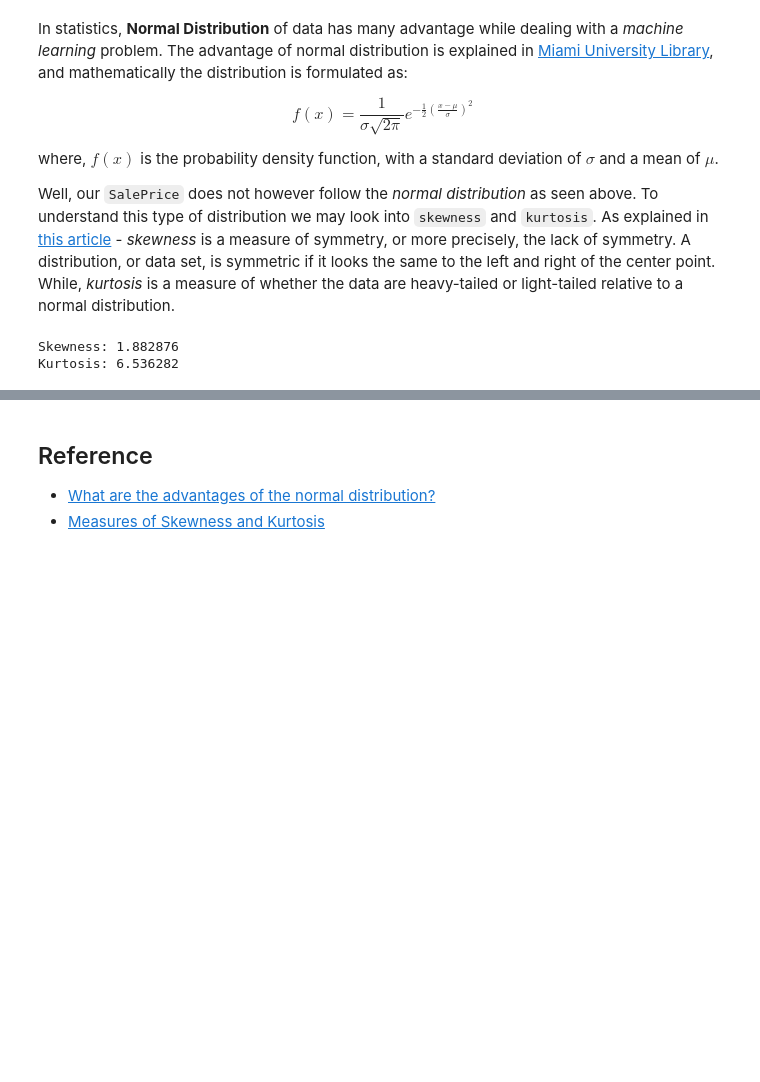
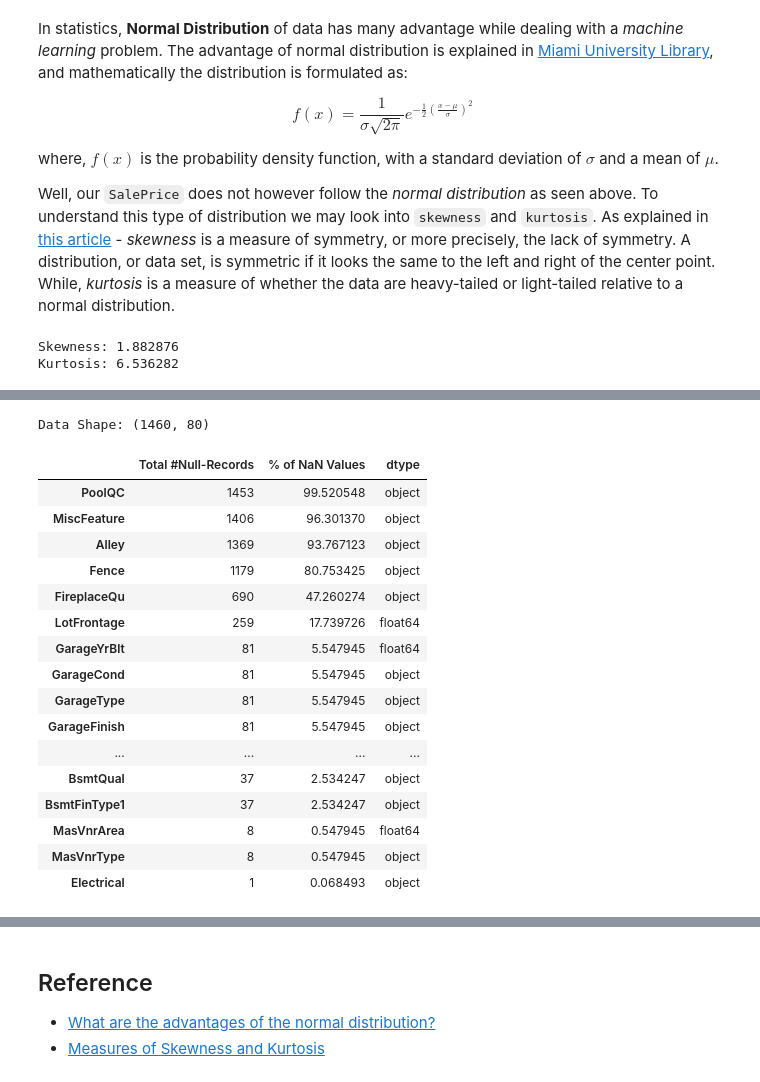
Before and after one commit to ZenithClown/self-development, a Jupyter notebook: competitions/kaggle/House Prices - Advanced Regression Techniques/Data Analysis.ipynb, the cells around one changed output, grey strips where cells are left out. Cells and saved outputs as stored; diff of their text form; code cells hidden in the pictures; blank space fills up the shorter version.

```diff
--- a/competitions/kaggle/House Prices - Advanced Regression Techniques/Data Analysis.ipynb
+++ b/competitions/kaggle/House Prices - Advanced Regression Techniques/Data Analysis.ipynb
@@ -198,0 +207,34 @@ Kurtosis: 6.536282
+# %%
+missing_data_percentage = pd.concat([
+    data.isnull().sum().sort_values(ascending=False), # total num of null records
+    (data.isnull().sum()/data.isnull().count()).sort_values(ascending=False), # percentage of null records
+], axis = 1, keys = ["Total #Null-Records", "% of NaN Values"])
+
+missing_data_percentage["% of NaN Values"] *= 100 # in `100%` range
+missing_data_percentage = missing_data_percentage[missing_data_percentage["% of NaN Values"] != 0]
+
+# also append `dtype` of each missing/null columns
+missing_data_percentage = missing_data_percentage.merge(pd.DataFrame(data.dtypes), left_index = True, right_index = True, how = "left")
+missing_data_percentage.rename(columns = {0 : "dtype"}, inplace = True)
+
+print(f"Data Shape: {data.shape}")
+missing_data_percentage # get only the columns which have certain null values
+# %% [output]
+Data Shape: (1460, 80)
+|  | Total #Null-Records | % of NaN Values | dtype |
+| PoolQC | 1453 | 99.520548 | object |
+| MiscFeature | 1406 | 96.301370 | object |
+| Alley | 1369 | 93.767123 | object |
+| Fence | 1179 | 80.753425 | object |
+| FireplaceQu | 690 | 47.260274 | object |
+| LotFrontage | 259 | 17.739726 | float64 |
+| GarageYrBlt | 81 | 5.547945 | float64 |
+| GarageCond | 81 | 5.547945 | object |
+| GarageType | 81 | 5.547945 | object |
+| GarageFinish | 81 | 5.547945 | object |
+| ... | ... | ... | ... |
+| BsmtQual | 37 | 2.534247 | object |
+| BsmtFinType1 | 37 | 2.534247 | object |
+| MasVnrArea | 8 | 0.547945 | float64 |
+| MasVnrType | 8 | 0.547945 | object |
+| Electrical | 1 | 0.068493 | object |
```
Also changed, not shown: parts of 11 cells of this notebook.
